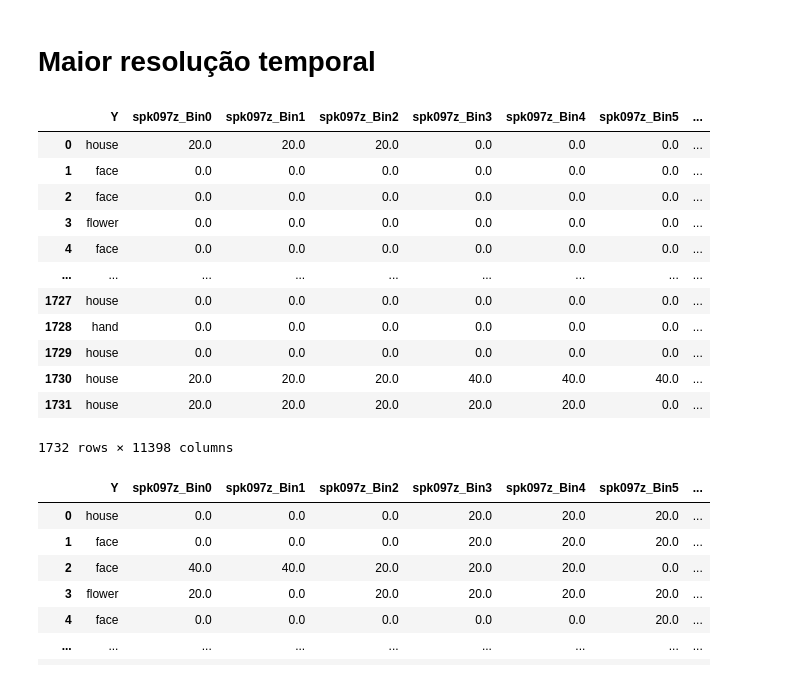
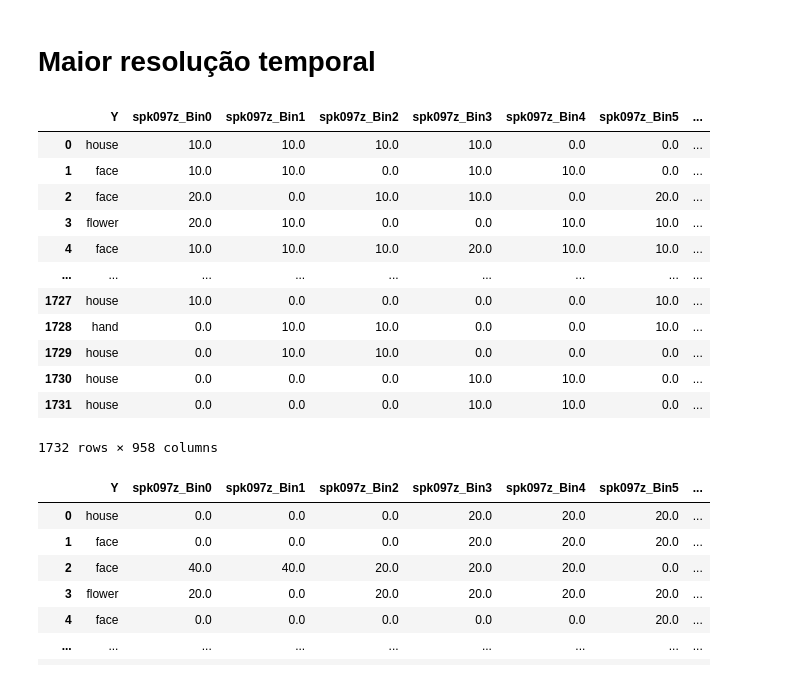
Before and after one commit to lucasdonaire/active-vision, a Jupyter notebook: session_analysis1.ipynb, the cells around one changed output. Cells and saved outputs as stored; diff of their text form; code cells hidden in the pictures.

```diff
--- a/session_analysis1.ipynb
+++ b/session_analysis1.ipynb
@@ -1517,44 +1591,45 @@ def get_df_bins_presacc_high_res(df_trials, start_time=-400, end_time=300, bin_w
 
     for trial in df_trials['trial_num'].unique():
         df_this_trial = df_trials[df_trials['trial_num']==trial]
         cat_target = df_this_trial.iloc[0]['imgsacc_cath']
         data_model_row = {'Y': cat_target}
 
         for index, row in df_this_trial.iterrows():
             neuron_id = row['neuron'][9:]
             firings = np.array(row['firings']) * 1000.0
             # Dica: se firings estiver em segundos, faça: firings = firings * 1000.0
 
             for i, t_end in enumerate(t_ends):
                 t_start = t_end - bin_width
 
                 # Conta spikes estritamente dentro da janela [t_start, t_end)
                 count = np.sum((firings >= t_start) & (firings < t_end))
 
                 # Converte para Taxa de Disparo (Hz)
                 fr = count / (bin_width / 1000.0)
 
                 # Salva no formato _Bin0, _Bin1, etc.
                 data_model_row[f'{neuron_id}_Bin{i}'] = fr
 
         data_trials_run_model.append(data_model_row)
 
     return pd.DataFrame(data_trials_run_model)
 
 
-df_run_model_highred = get_df_bins_presacc_high_res(df_trials, start_time=-400, end_time=300, bin_width=50, step=5)
-df_run_model_highred
+# df_run_model_highres = get_df_bins_presacc_high_res(df_trials, start_time=-400, end_time=300, bin_width=50, step=5)
+df_run_model_highres = get_df_bins_presacc_high_res(df_trials, start_time=-300, end_time=300, bin_width=100, step=50)
+df_run_model_highres
 # %% [output]
 |  | Y | spk097z_Bin0 | spk097z_Bin1 | spk097z_Bin2 | spk097z_Bin3 | spk097z_Bin4 | spk097z_Bin5 | ... |
-| 0 | house | 20.0 | 20.0 | 20.0 | 0.0 | 0.0 | 0.0 | ... |
-| 1 | face | 0.0 | 0.0 | 0.0 | 0.0 | 0.0 | 0.0 | ... |
-| 2 | face | 0.0 | 0.0 | 0.0 | 0.0 | 0.0 | 0.0 | ... |
-| 3 | flower | 0.0 | 0.0 | 0.0 | 0.0 | 0.0 | 0.0 | ... |
-| 4 | face | 0.0 | 0.0 | 0.0 | 0.0 | 0.0 | 0.0 | ... |
+| 0 | house | 10.0 | 10.0 | 10.0 | 10.0 | 0.0 | 0.0 | ... |
+| 1 | face | 10.0 | 10.0 | 0.0 | 10.0 | 10.0 | 0.0 | ... |
+| 2 | face | 20.0 | 0.0 | 10.0 | 10.0 | 0.0 | 20.0 | ... |
+| 3 | flower | 20.0 | 10.0 | 0.0 | 0.0 | 10.0 | 10.0 | ... |
+| 4 | face | 10.0 | 10.0 | 10.0 | 20.0 | 10.0 | 10.0 | ... |
 | ... | ... | ... | ... | ... | ... | ... | ... | ... |
-| 1727 | house | 0.0 | 0.0 | 0.0 | 0.0 | 0.0 | 0.0 | ... |
-| 1728 | hand | 0.0 | 0.0 | 0.0 | 0.0 | 0.0 | 0.0 | ... |
-| 1729 | house | 0.0 | 0.0 | 0.0 | 0.0 | 0.0 | 0.0 | ... |
-| 1730 | house | 20.0 | 20.0 | 20.0 | 40.0 | 40.0 | 40.0 | ... |
-| 1731 | house | 20.0 | 20.0 | 20.0 | 20.0 | 20.0 | 0.0 | ... |
+| 1727 | house | 10.0 | 0.0 | 0.0 | 0.0 | 0.0 | 10.0 | ... |
+| 1728 | hand | 0.0 | 10.0 | 10.0 | 0.0 | 0.0 | 10.0 | ... |
+| 1729 | house | 0.0 | 10.0 | 10.0 | 0.0 | 0.0 | 0.0 | ... |
+| 1730 | house | 0.0 | 0.0 | 0.0 | 10.0 | 10.0 | 0.0 | ... |
+| 1731 | house | 0.0 | 0.0 | 0.0 | 10.0 | 10.0 | 0.0 | ... |
-1732 rows × 11398 columns
+1732 rows × 958 columns
```
Also changed, not shown: parts of 31 cells of this notebook.
